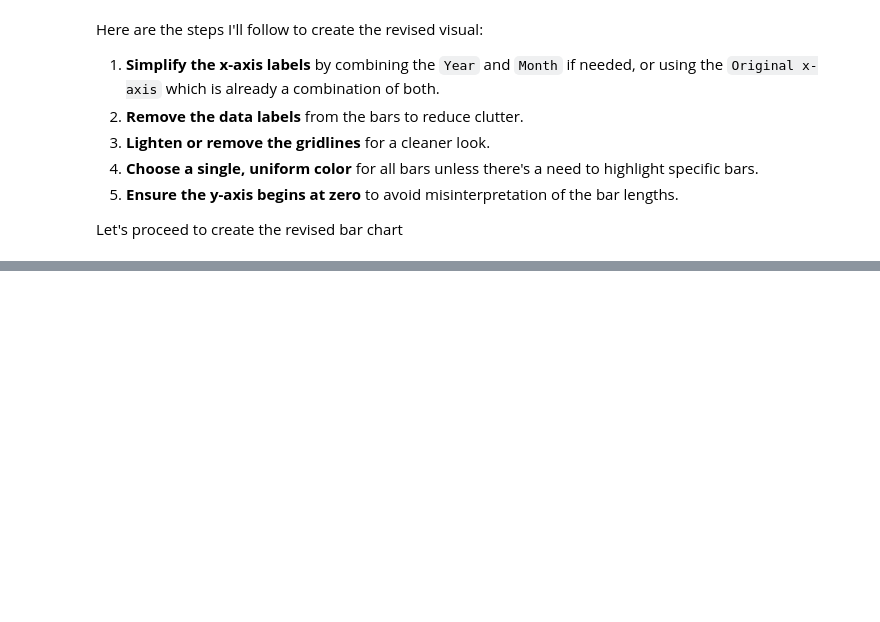
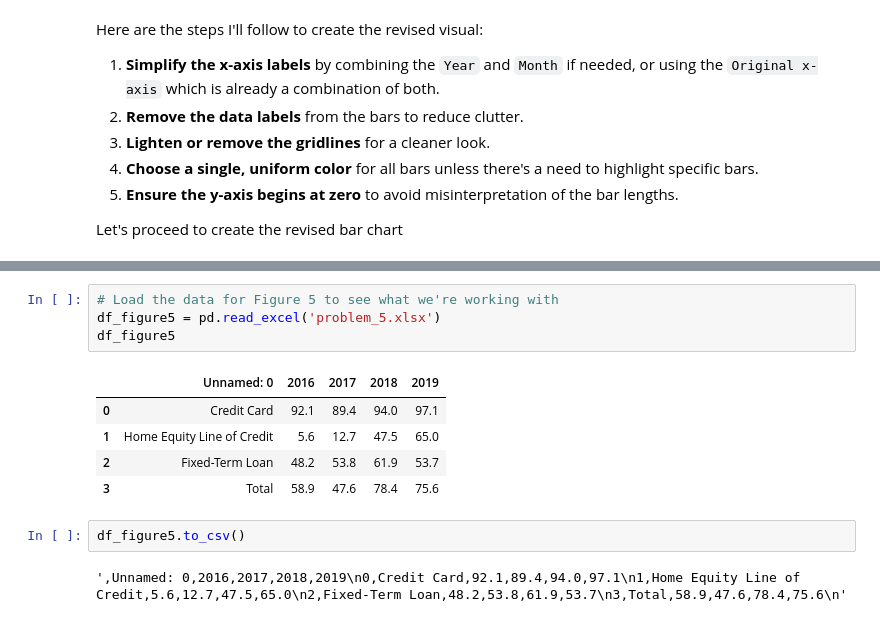
Before and after one commit to peyman886/Data_Visualization, a Jupyter notebook: HW2/Visualization_HW2.ipynb, the cells around one changed output, grey strips where cells are left out. Cells and saved outputs as stored; diff of their text form; blank space fills up the shorter version.

```diff
--- a/HW2/Visualization_HW2.ipynb
+++ b/HW2/Visualization_HW2.ipynb
@@ -232,0 +329,14 @@ plt.show()
+# %%
+# Load the data for Figure 5 to see what we're working with
+df_figure5 = pd.read_excel('problem_5.xlsx')
+df_figure5
+# %% [output]
+|  | Unnamed: 0 | 2016 | 2017 | 2018 | 2019 |
+| 0 | Credit Card | 92.1 | 89.4 | 94.0 | 97.1 |
+| 1 | Home Equity Line of Credit | 5.6 | 12.7 | 47.5 | 65.0 |
+| 2 | Fixed-Term Loan | 48.2 | 53.8 | 61.9 | 53.7 |
+| 3 | Total | 58.9 | 47.6 | 78.4 | 75.6 |
+# %%
+df_figure5.to_csv()
+# %% [output]
+',Unnamed: 0,2016,2017,2018,2019\n0,Credit Card,92.1,89.4,94.0,97.1\n1,Home Equity Line of Credit,5.6,12.7,47.5,65.0\n2,Fixed-Term Loan,48.2,53.8,61.9,53.7\n3,Total,58.9,47.6,78.4,75.6\n'
```
Also changed, not shown: parts of 13 cells of this notebook.
